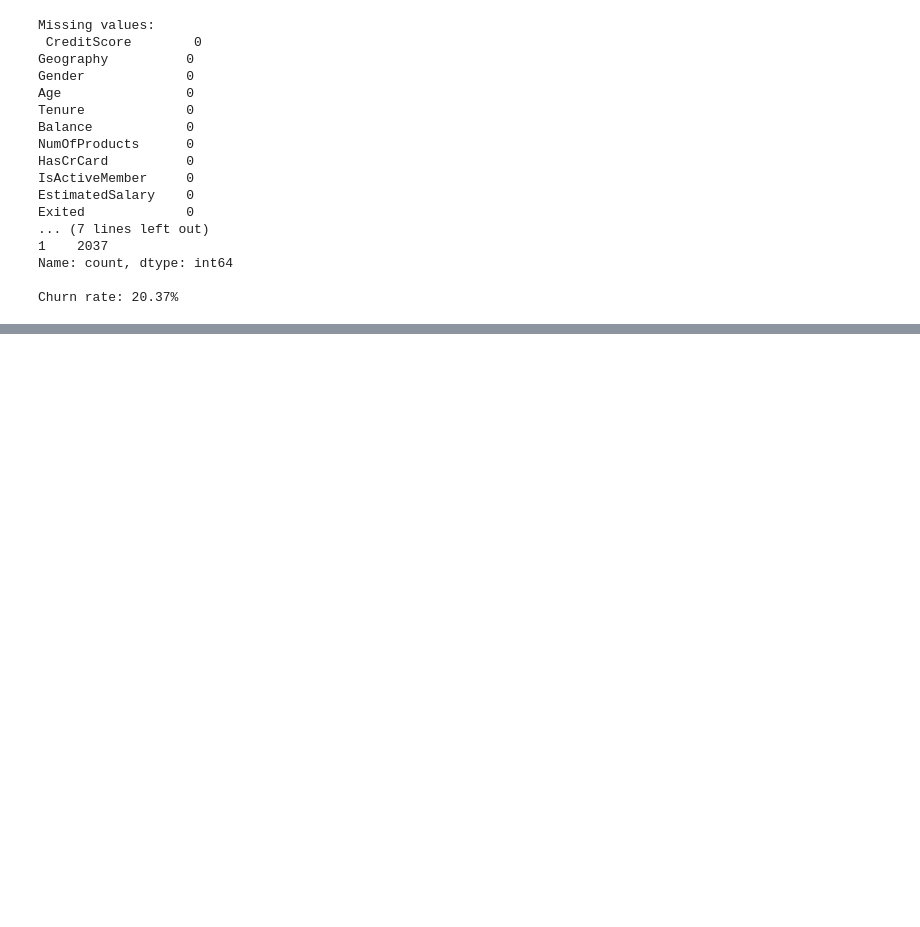
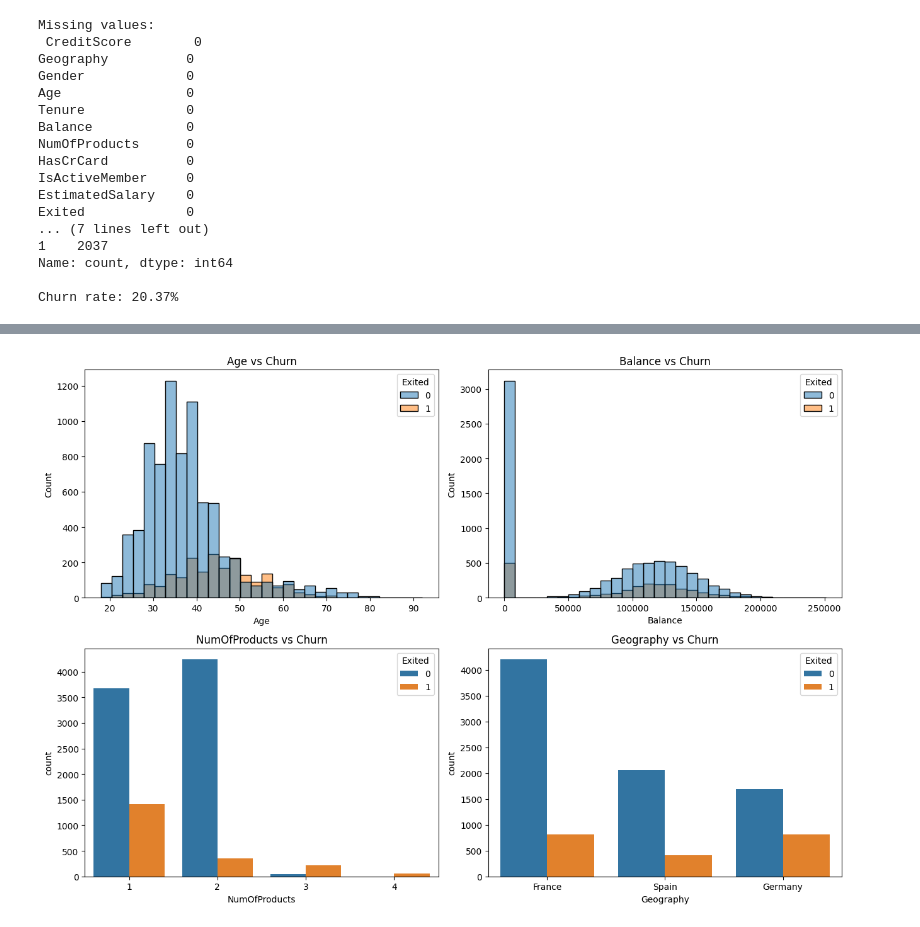
Before and after one commit to rc2308/churn-ensemble-engine, a Jupyter notebook: notebooks/churn_ensemble_engine.ipynb, the cells around one changed output, grey strips where cells are left out. Saved outputs shown, nothing was run; the diff lists cells and outputs as text; code cells hidden in the pictures; blank space fills up the shorter version.

```diff
--- a/notebooks/churn_ensemble_engine.ipynb
+++ b/notebooks/churn_ensemble_engine.ipynb
@@ -93,0 +132,19 @@ Churn rate: 20.37%
+# %%
+fig, axes = plt.subplots(2, 2, figsize=(13,9))
+
+sns.histplot(data=df, x="Age", hue="Exited", ax=axes[0,0], bins=30)
+axes[0,0].set_title("Age vs Churn")
+
+sns.histplot(data=df, x="Balance", hue="Exited", ax=axes[0,1], bins=30)
+axes[0,1].set_title("Balance vs Churn")
+
+sns.countplot(x="NumOfProducts", hue="Exited", data=df, ax=axes[1,0])
+axes[1,0].set_title("NumOfProducts vs Churn")
+
+sns.countplot(x="Geography", hue="Exited", data=df, ax=axes[1,1])
+axes[1,1].set_title("Geography vs Churn")
+
+plt.tight_layout()
+plt.show()
+# %% [output]
+[figure, added]
```
Also changed, not shown: parts of 9 cells of this notebook.
